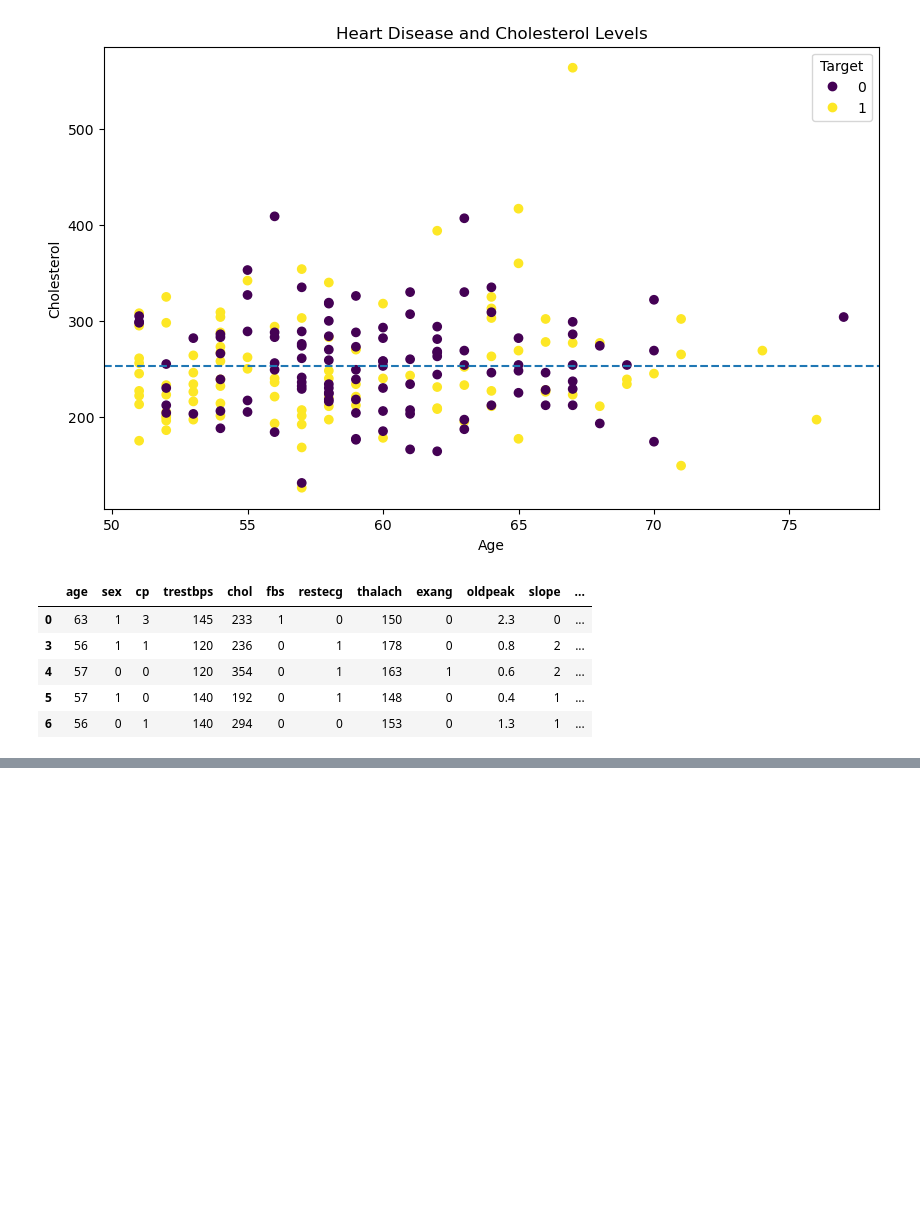
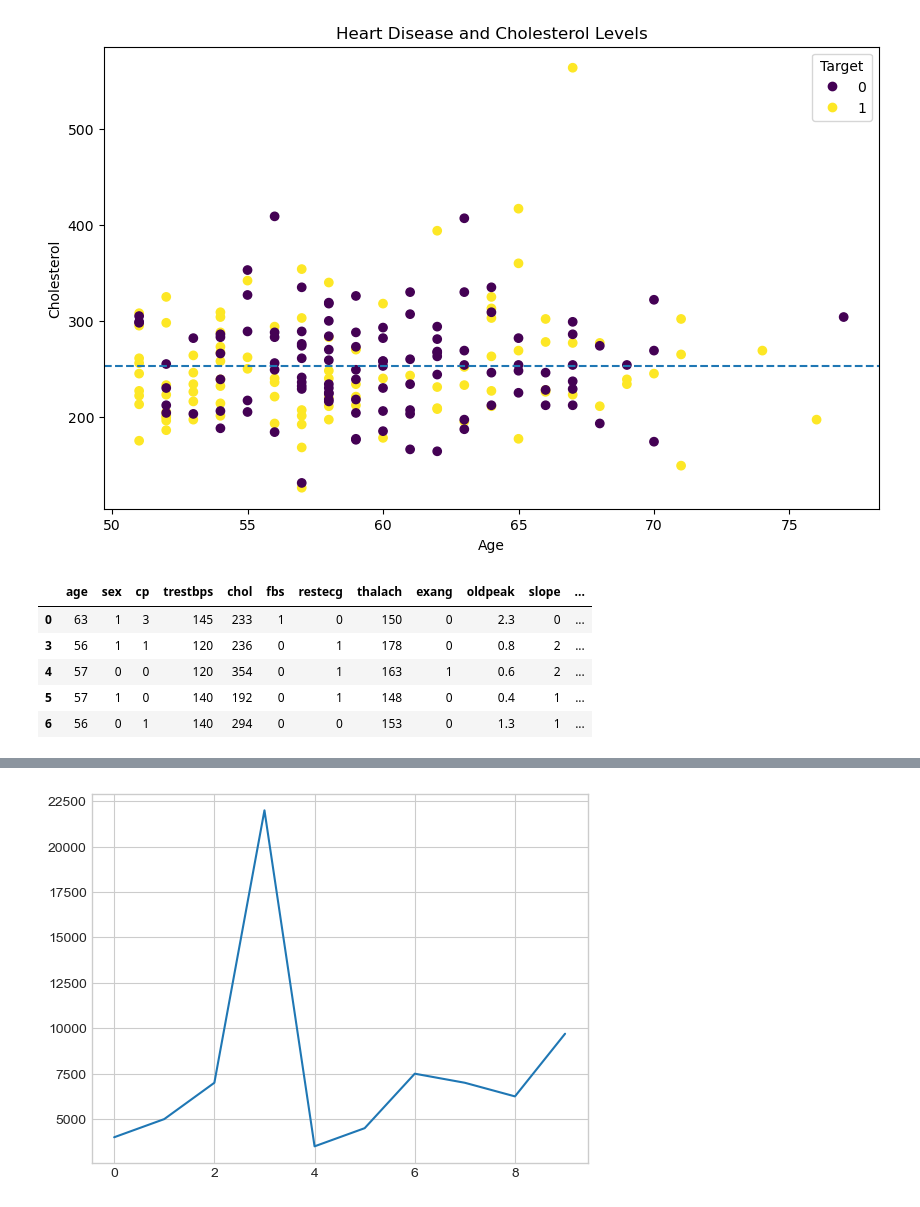
Before and after one commit to Tarun-Mittal-cell/dataAnalysisPandasNumpy, a Jupyter notebook: Introduction to Matplotlib.ipynb, the cells around one changed output, grey strips where cells are left out. Cells and saved outputs as stored; diff of their text form; code cells hidden in the pictures; blank space fills up the shorter version.

```diff
--- a/Introduction to Matplotlib.ipynb
+++ b/Introduction to Matplotlib.ipynb
@@ -501,0 +531,4 @@ fig.suptitle("Heart Disease Analysis", fontsize=16, fontweight="bold")
+# %%
+car_sales["Price"].plot();
+# %% [output]
+[figure, added]
```
Also changed, not shown: parts of 13 cells of this notebook.
